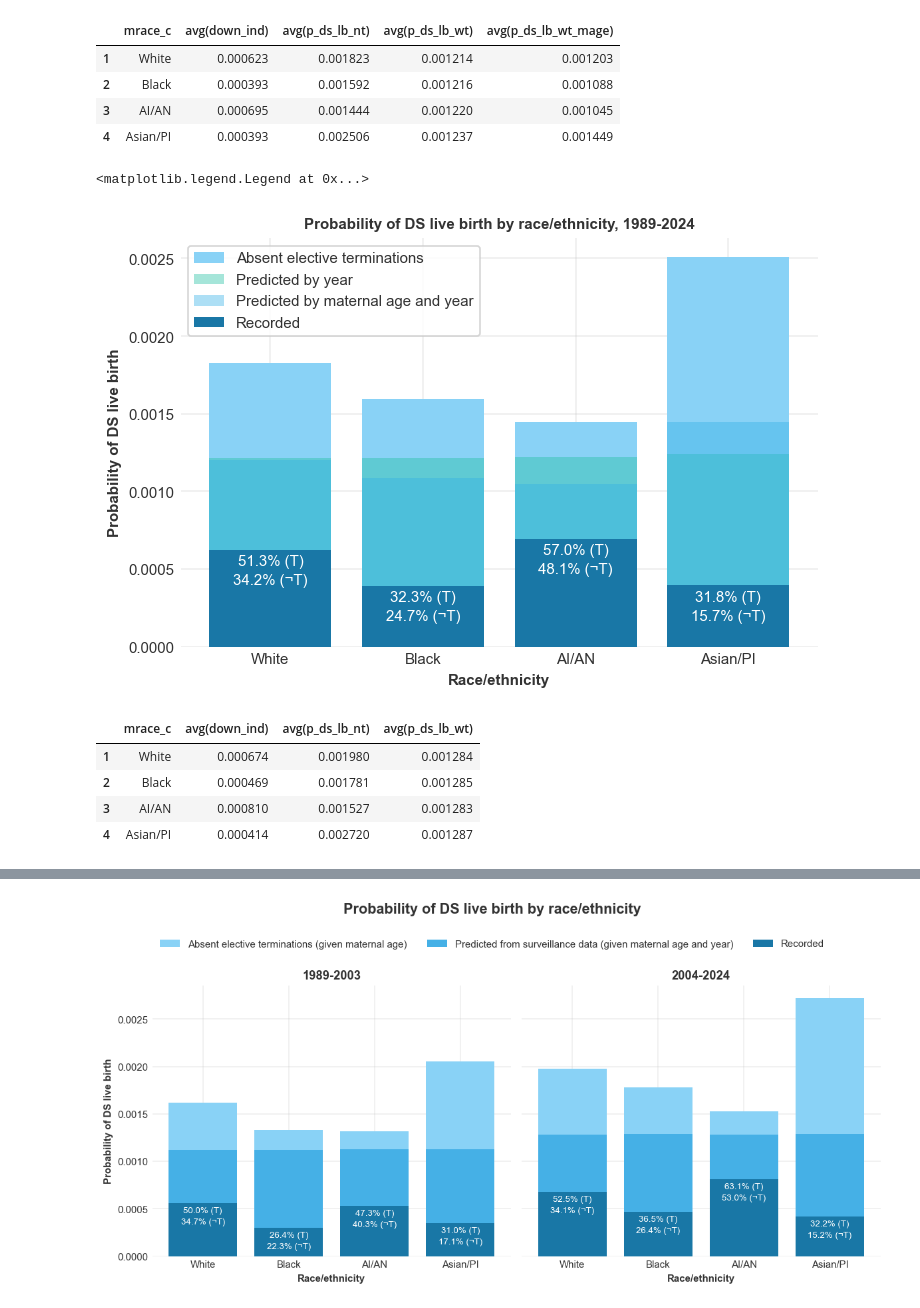
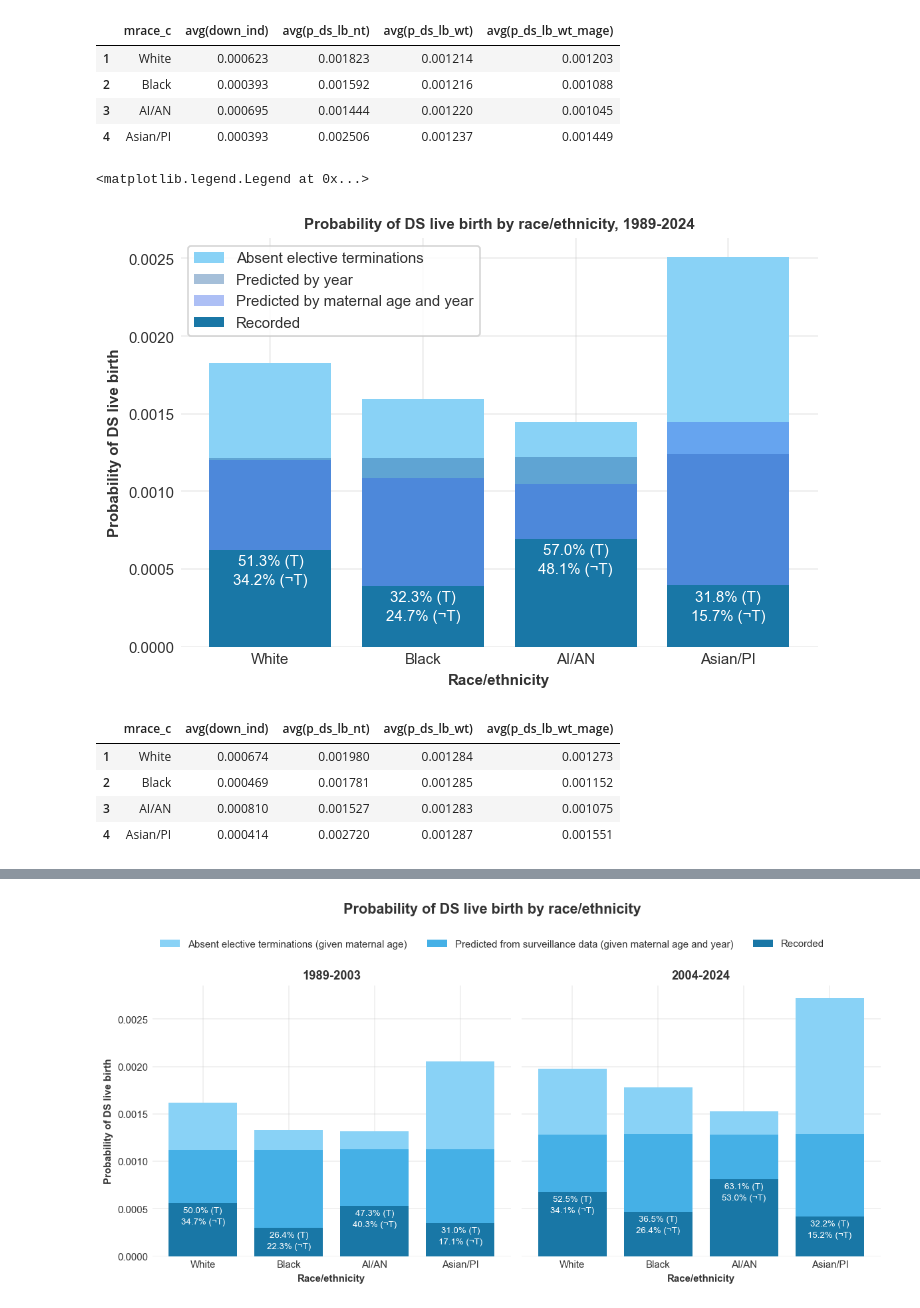
Before and after one commit to frankbuckley/ds-births-populations, a Jupyter notebook: projects/us-birth-certificates/notes-race-ethnicity.ipynb, the cells around one changed output, grey strips where cells are left out. Cells and saved outputs as stored; diff of their text form; code cells hidden in the pictures.

```diff
--- a/projects/us-birth-certificates/notes-race-ethnicity.ipynb
+++ b/projects/us-birth-certificates/notes-race-ethnicity.ipynb
@@ -201,43 +201,43 @@ plt.bar(
 plt.bar(
     mrace_c_totals_df["mrace_c"],
     mrace_c_totals_df["avg(p_ds_lb_wt)"],
-    color="#20c0a066",
+    color="#2060a066",
     label="Predicted by year",
 )
 plt.bar(
     mrace_c_totals_df["mrace_c"],
     mrace_c_totals_df["avg(p_ds_lb_wt_mage)"],
-    color="#33b0e666",
+    color="#3360e666",
     label="Predicted by maternal age and year",
 )
 plt.bar(
     mrace_c_totals_df["mrace_c"],
     mrace_c_totals_df["avg(down_ind)"],
     color="#1977a6",
     label="Recorded",
 )
 for i, row in mrace_c_totals_df.iterrows():
     plt.text(
         i - 1,
         row["avg(down_ind)"] - 0.00024,
         f"{(row['avg(down_ind)'] / row['avg(p_ds_lb_nt)'] * 100):.1f}% (¬T)",
         ha="center",
         va="bottom",
         color="white",
     )
 for i, row in mrace_c_totals_df.iterrows():
     plt.text(
         i - 1,
         row["avg(down_ind)"] - 0.00012,
         f"{(row['avg(down_ind)'] / row['avg(p_ds_lb_wt)'] * 100):.1f}% (T)",
         ha="center",
         va="bottom",
         color="white",
     )
 plt.legend()
 # %% [output]
 <matplotlib.legend.Legend at 0x...>
-[figure, old version]
+[figure, new version]
 # %%
 mrace_c_totals_2004_df = (
     con.execute(
@@ -246,7 +246,8 @@ mrace_c_totals_2004_df = (
         mrace_c,
         AVG(down_ind),
         AVG(p_ds_lb_nt),
-        AVG(p_ds_lb_wt)
+        AVG(p_ds_lb_wt),
+        AVG(p_ds_lb_wt_mage)
         FROM us_births
         WHERE year >= 2004
         GROUP BY mrace_c;
@@ -260,11 +261,11 @@ mrace_c_totals_2004_df["mrace_c"] = mrace_c_totals_2004_df["mrace_c"].map(
 )
 mrace_c_totals_2004_df
 # %% [output]
-|  | mrace_c | avg(down_ind) | avg(p_ds_lb_nt) | avg(p_ds_lb_wt) |
-| 1 | White | 0.000674 | 0.001980 | 0.001284 |
-| 2 | Black | 0.000469 | 0.001781 | 0.001285 |
-| 3 | AI/AN | 0.000810 | 0.001527 | 0.001283 |
-| 4 | Asian/PI | 0.000414 | 0.002720 | 0.001287 |
+|  | mrace_c | avg(down_ind) | avg(p_ds_lb_nt) | avg(p_ds_lb_wt) | avg(p_ds_lb_wt_mage) |
+| 1 | White | 0.000674 | 0.001980 | 0.001284 | 0.001273 |
+| 2 | Black | 0.000469 | 0.001781 | 0.001285 | 0.001152 |
+| 3 | AI/AN | 0.000810 | 0.001527 | 0.001283 | 0.001075 |
+| 4 | Asian/PI | 0.000414 | 0.002720 | 0.001287 | 0.001551 |
 # %%
 plt.figure(figsize=(6, 4))
 plt.title("Probability of DS live birth by race/ethnicity, 2004-2024")
```
Also changed, not shown: parts of 4 cells of this notebook, 1 other file.
